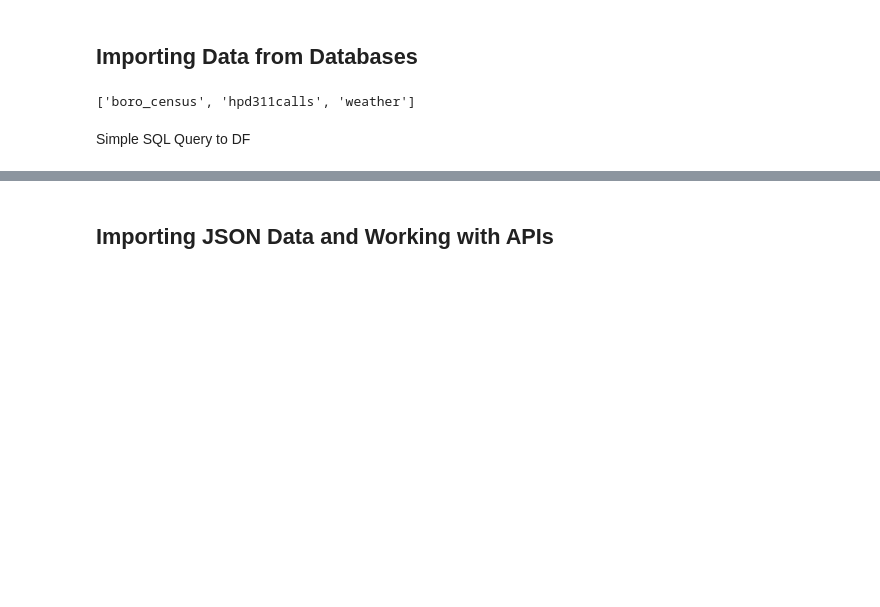
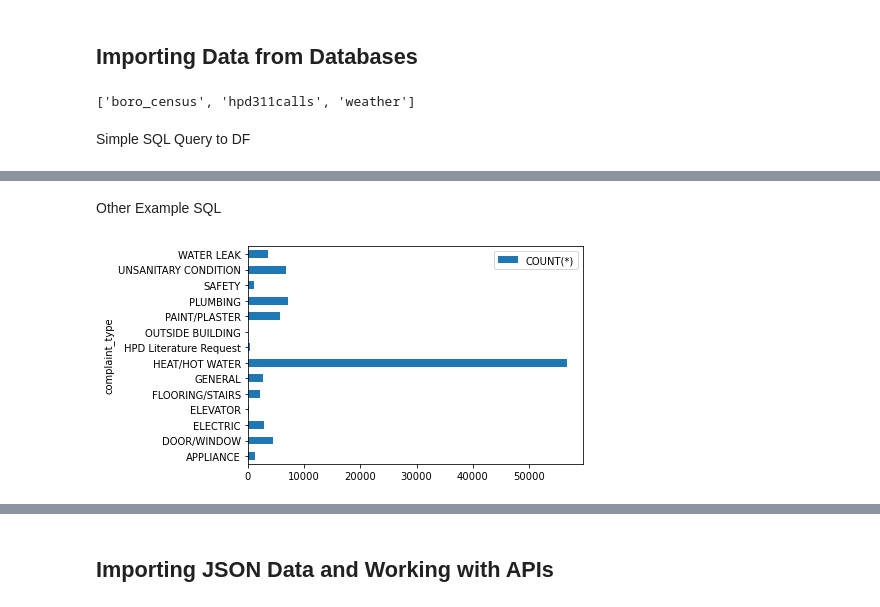
Before and after one commit to Vapb/DataCamp-DataEngineering, a Jupyter notebook: StreamlinedDataIngestionPandas.ipynb, the cells around one changed output, grey strips where cells are left out. Cells and saved outputs as stored; diff of their text form; code cells hidden in the pictures; blank space fills up the shorter version.

```diff
--- a/StreamlinedDataIngestionPandas.ipynb
+++ b/StreamlinedDataIngestionPandas.ipynb
@@ -205,3 +207,22 @@ weather.head()
 | 2 | USW00094728 | NY CITY CENTRAL PARK, NY US | 40.77898 | -73.96925 | 42.7 | 12/03/2017 | December | 2.01 | 0.00 | 0.0 | ... |
 | 3 | USW00094728 | NY CITY CENTRAL PARK, NY US | 40.77898 | -73.96925 | 42.7 | 12/04/2017 | December | 3.58 | 0.00 | 0.0 | ... |
 | 4 | USW00094728 | NY CITY CENTRAL PARK, NY US | 40.77898 | -73.96925 | 42.7 | 12/05/2017 | December | 6.71 | 0.75 | 0.0 | ... |
+# %% [markdown]
+Other Example SQL
+# %%
+# Create query to get call counts by complaint_type
+query = """
+SELECT complaint_type,
+     COUNT(*)
+  FROM hpd311calls
+  GROUP BY complaint_type;
+"""
+
+# Create dataframe of call counts by issue
+calls_by_issue = pd.read_sql(query, engine)
+
+# Graph the number of calls for each housing issue
+calls_by_issue.plot.barh(x="complaint_type")
+plt.show()
+# %% [output]
+[figure, added]
```
Also changed, not shown: parts of 7 cells of this notebook, 1 other file.
